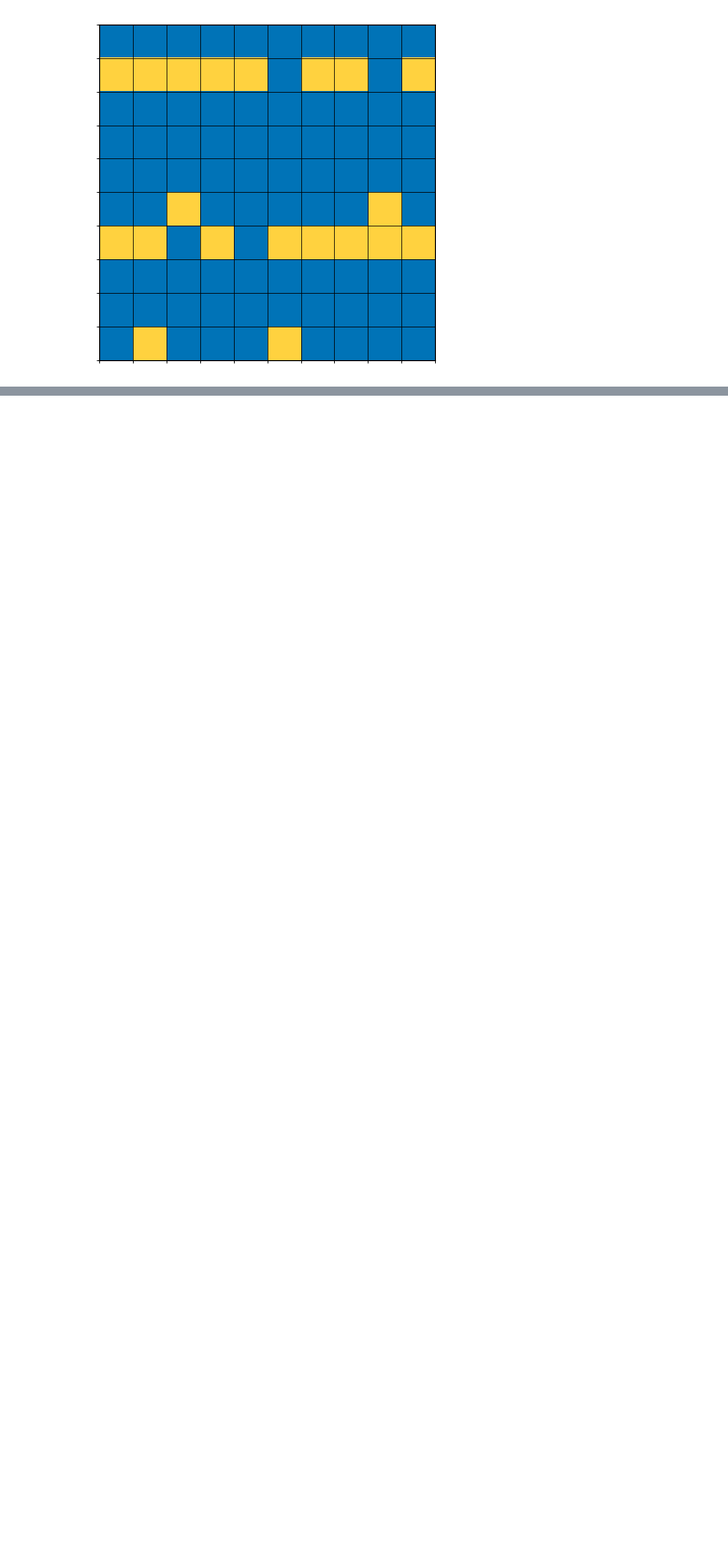
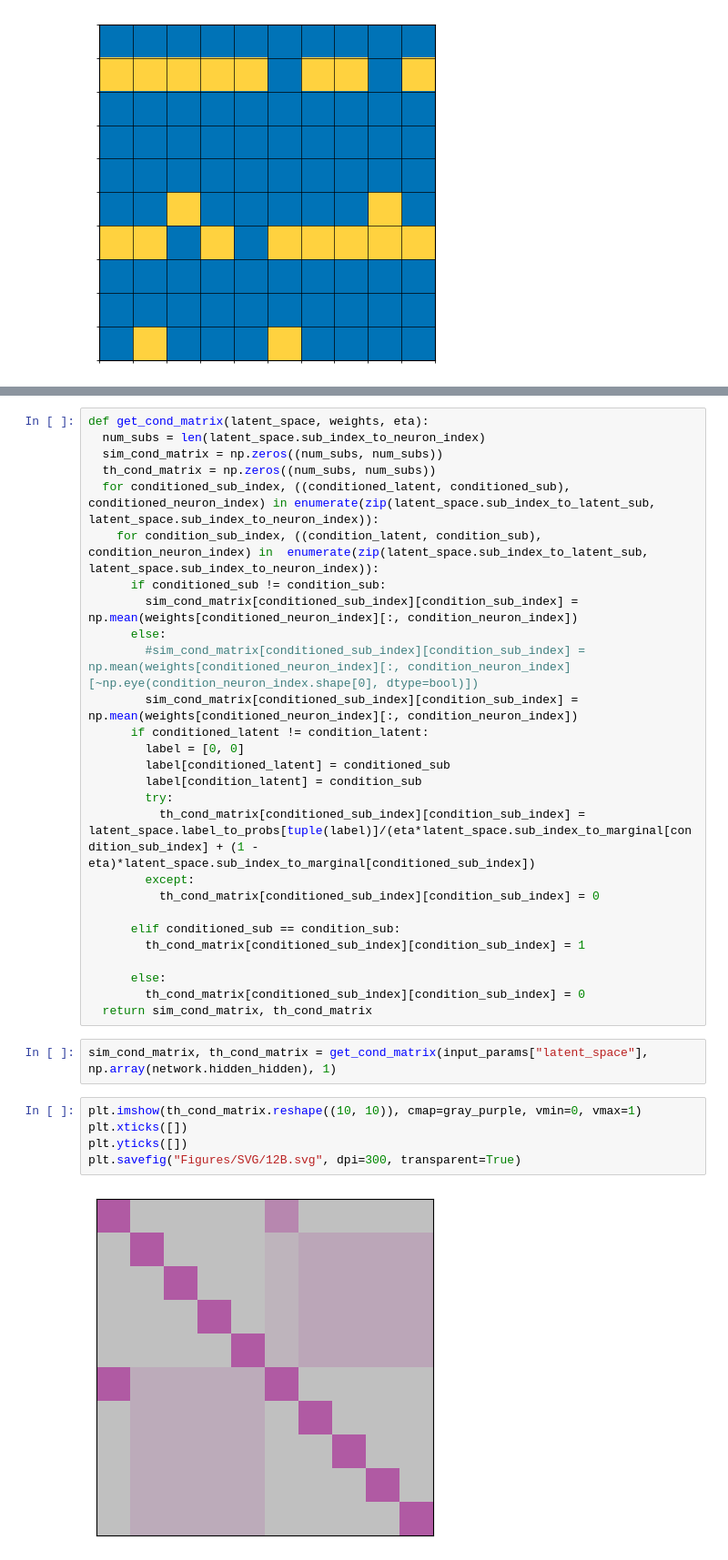
Before and after one commit to albesagonzalez/homeostatic-binary-networks, a Jupyter notebook: Figure_1.ipynb, the cells around one changed output, grey strips where cells are left out. Shown at 91% size. Saved outputs shown, nothing was run; the diff lists cells and outputs as text; blank space fills up the shorter version.

Commit message:
add semantic structure figure

```diff
--- a/Figure_1.ipynb
+++ b/Figure_1.ipynb
@@ -216,0 +243,36 @@ plt.show()
+# %%
+def get_cond_matrix(latent_space, weights, eta):
+  num_subs = len(latent_space.sub_index_to_neuron_index)
+  sim_cond_matrix = np.zeros((num_subs, num_subs))
+  th_cond_matrix = np.zeros((num_subs, num_subs))
+  for conditioned_sub_index, ((conditioned_latent, conditioned_sub), conditioned_neuron_index) in enumerate(zip(latent_space.sub_index_to_latent_sub, latent_space.sub_index_to_neuron_index)):
+    for condition_sub_index, ((condition_latent, condition_sub), condition_neuron_index) in  enumerate(zip(latent_space.sub_index_to_latent_sub, latent_space.sub_index_to_neuron_index)):
+      if conditioned_sub != condition_sub:
+        sim_cond_matrix[conditioned_sub_index][condition_sub_index] = np.mean(weights[conditioned_neuron_index][:, condition_neuron_index])
+      else:
+        #sim_cond_matrix[conditioned_sub_index][condition_sub_index] = np.mean(weights[conditioned_neuron_index][:, condition_neuron_index][~np.eye(condition_neuron_index.shape[0], dtype=bool)])
+        sim_cond_matrix[conditioned_sub_index][condition_sub_index] = np.mean(weights[conditioned_neuron_index][:, condition_neuron_index])
+      if conditioned_latent != condition_latent:
+        label = [0, 0]
+        label[conditioned_latent] = conditioned_sub
+        label[condition_latent] = condition_sub
+        try:
+          th_cond_matrix[conditioned_sub_index][condition_sub_index] = latent_space.label_to_probs[tuple(label)]/(eta*latent_space.sub_index_to_marginal[condition_sub_index] + (1 - eta)*latent_space.sub_index_to_marginal[conditioned_sub_index])
+        except:
+          th_cond_matrix[conditioned_sub_index][condition_sub_index] = 0
+
+      elif conditioned_sub == condition_sub:
+        th_cond_matrix[conditioned_sub_index][condition_sub_index] = 1
+
+      else:
+        th_cond_matrix[conditioned_sub_index][condition_sub_index] = 0
+  return sim_cond_matrix, th_cond_matrix
+# %%
+sim_cond_matrix, th_cond_matrix = get_cond_matrix(input_params["latent_space"], np.array(network.hidden_hidden), 1)
+# %%
+plt.imshow(th_cond_matrix.reshape((10, 10)), cmap=gray_purple, vmin=0, vmax=1)
+plt.xticks([])
+plt.yticks([])
+plt.savefig("Figures/SVG/12B.svg", dpi=300, transparent=True)
+# %% [output]
+[figure, added]
```
Also changed, not shown: parts of 2 cells of this notebook, 10 other files.
